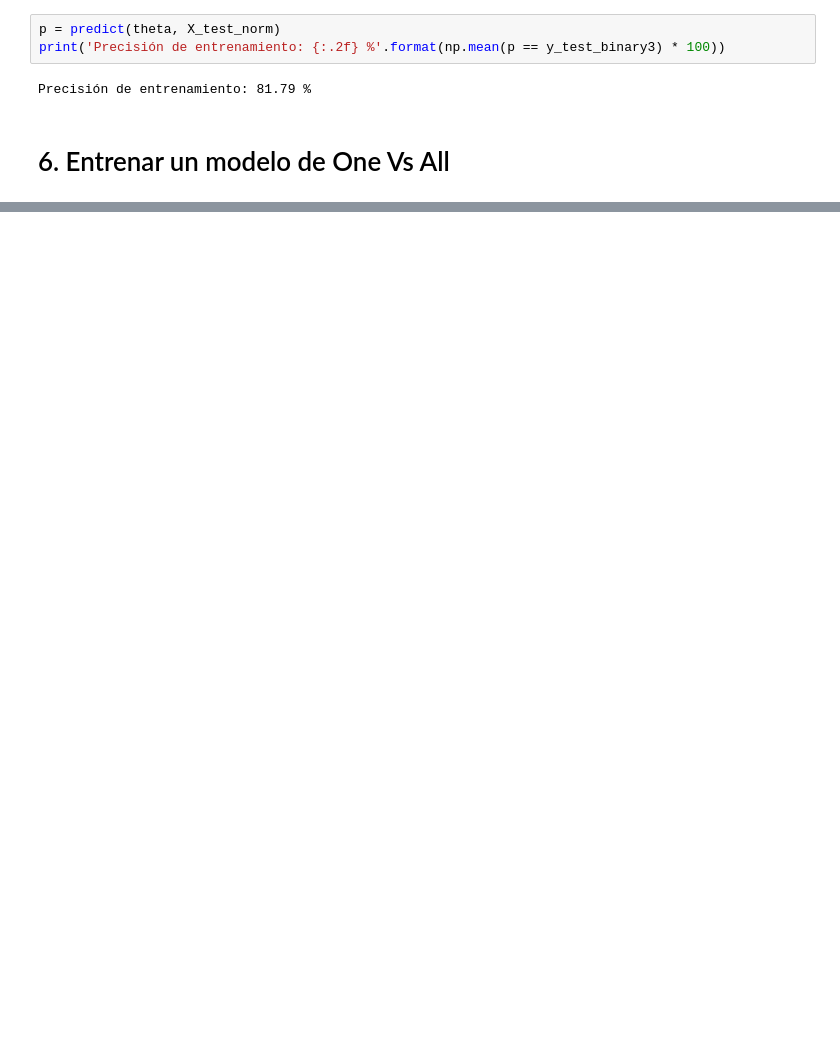
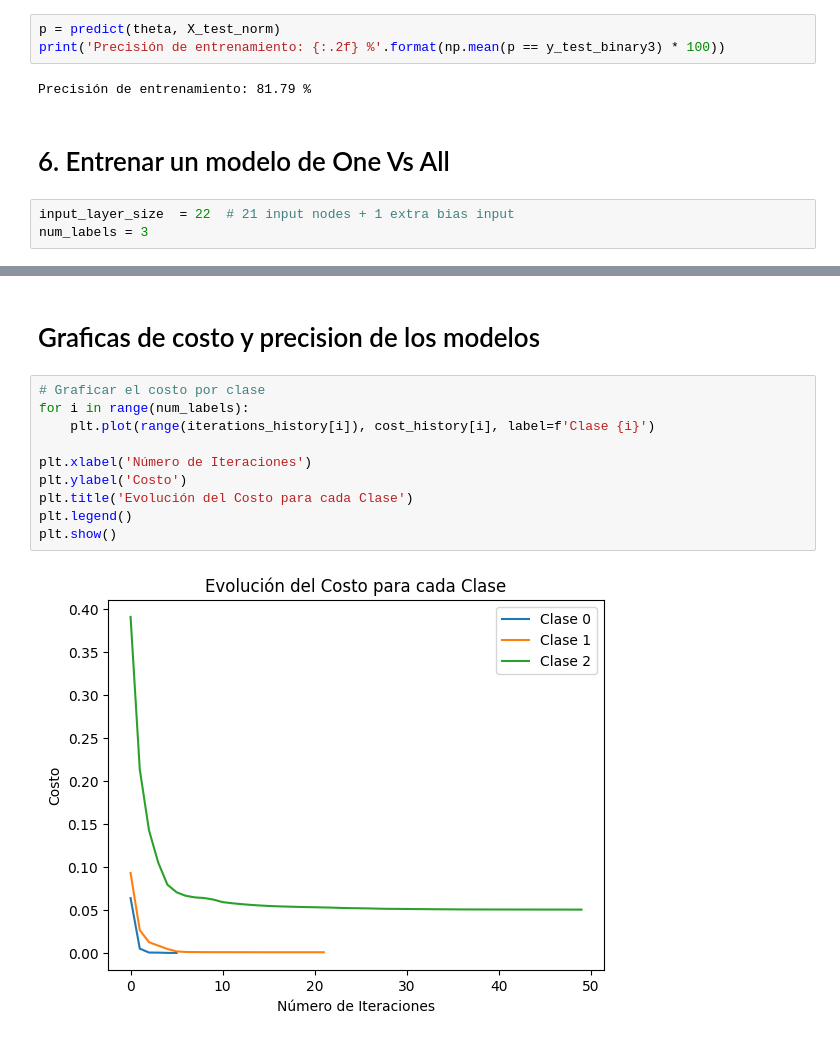
Before and after one commit to Sheila-RV/RojasSheila_SIS420, a Jupyter notebook: PrimerParcial_SheilaRojas.ipynb, the cells around one changed output, grey strips where cells are left out. Cells and saved outputs as stored; diff of their text form; blank space fills up the shorter version.

```diff
--- a/PrimerParcial_SheilaRojas.ipynb
+++ b/PrimerParcial_SheilaRojas.ipynb
@@ -550,3 +563,6 @@ print('Precisión de entrenamiento: {:.2f} %'.format(np.mean(p == y_test_binary3
 Precisión de entrenamiento: 81.79 %
 # %% [markdown]
 # 6. Entrenar un modelo de One Vs All
+# %%
+input_layer_size  = 22  # 21 input nodes + 1 extra bias input
+num_labels = 3
@@ -552,0 +690,14 @@ Precisión de entrenamiento: 81.79 %
+# %% [markdown]
+# Graficas de costo y precision de los modelos
+# %%
+# Graficar el costo por clase
+for i in range(num_labels):
+    plt.plot(range(iterations_history[i]), cost_history[i], label=f'Clase {i}')
+
+plt.xlabel('Número de Iteraciones')
+plt.ylabel('Costo')
+plt.title('Evolución del Costo para cada Clase')
+plt.legend()
+plt.show()
+# %% [output]
+[figure, added]
```
Also changed, not shown: parts of 25 cells of this notebook.
